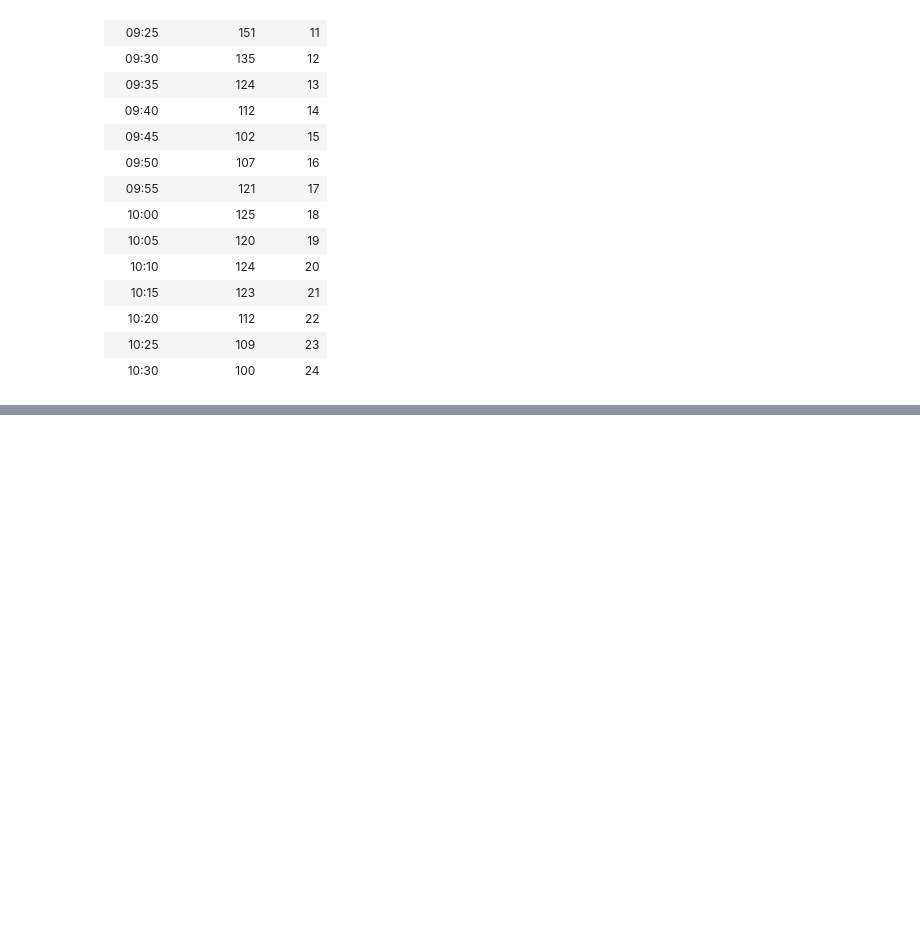
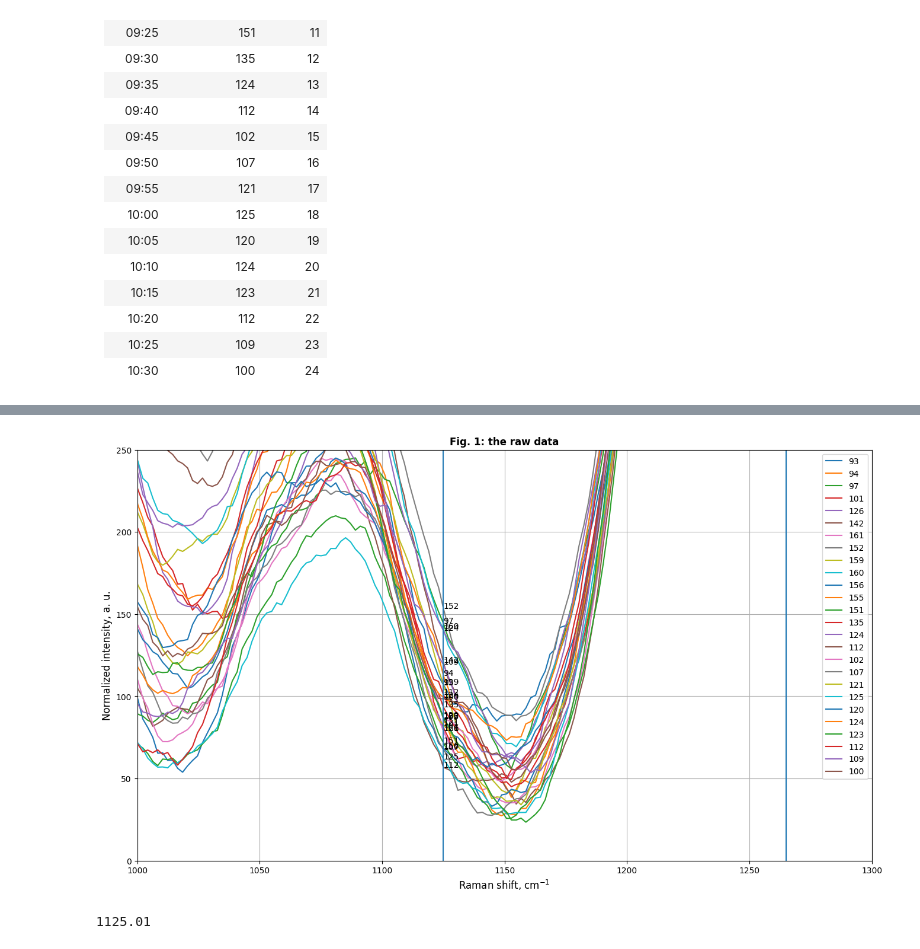
Before and after one commit to fizzyf0xy/Raman, a Jupyter notebook: python/20240319_subject1/analysis.ipynb, the cells around one changed output, grey strips where cells are left out. Drawn from its saved outputs; the diff is of its cells as text; code cells hidden in the pictures; blank space fills up the shorter version.

```diff
--- a/python/20240319_subject1/analysis.ipynb
+++ b/python/20240319_subject1/analysis.ipynb
@@ -64,0 +205,48 @@ plt.show()
+# %%
+fig,ax = plt.subplots(figsize=(16,9))
+
+ymax = -1 * np.inf
+ymin = np.inf
+
+# need to define some fitting regions for the spline
+roi1 = np.array([[0, 1500]])
+roi2 = np.array([[1245, 1285],[1430, 1470]])
+
+
+for glucose,spectrum in zip(glucoses, spectrums):
+    x = spectrum[:,0].copy()
+    y = spectrum[:,1].copy()
+    # We did not detect any spike
+    y = despike(y, window_size=10)
+    # y, baseline = baseline_als(y, lam=lam, p=p)
+    y, base_poly = rp.baseline(x, y, roi1, 'rubberband', polynomial_order=2)
+    y, base_poly = rp.baseline(x, y, roi2, 'rubberband', polynomial_order=2)
+    # print(y[:,0].shape)
+    y = savgol_filter(y[:,0].copy(), window_length=30, polyorder=2, deriv=0)
+    ax.plot(x,y,markersize=1, label=glucose)
+    txt_pos_y = y[(x > 1124) & (x < 1126)][0]
+    txt_pos_x = 1125
+    ax.text(x=txt_pos_x, y=txt_pos_y, s=str(glucose))
+    # spectrum[:,1] = rp.smooth(spectrum[:,0],spectrum[:,1], method='savgol', window_length=15, polyorder=2)
+    # ax.plot(spectrum[:,0],spectrum[:,1],markersize=1, label=glucose, c=color_map[glucose])
+
+    if y.max() > ymax: ymax = y.max()
+    if y.min() < ymin: ymin = y.min()
+
+ax.set_xlabel("Raman shift, cm$^{-1}$", fontsize = 12)
+ax.set_ylabel("Normalized intensity, a. u.", fontsize = 12)
+ax.set_title("Fig. 1: the raw data",fontsize = 12,fontweight="bold")
+ax.vlines(x=1125, ymax=ymax, ymin=ymin)
+ax.vlines(x=1265, ymax=ymax, ymin=ymin)
+ax.vlines(x=1450, ymax=ymax, ymin=ymin)
+ax.set_ylim(ymax=250, ymin=0)
+ax.set_xlim(xmax=1300, xmin=1000)
+ax.grid()
+ax.legend()
+plt.show()
+# %% [output]
+[figure, added]
+# %%
+x[(x > 1124) & (x < 1126)][0]
+# %% [output]
+1125.01
```
Also changed, not shown: parts of 8 cells of this notebook, 3 other files.
